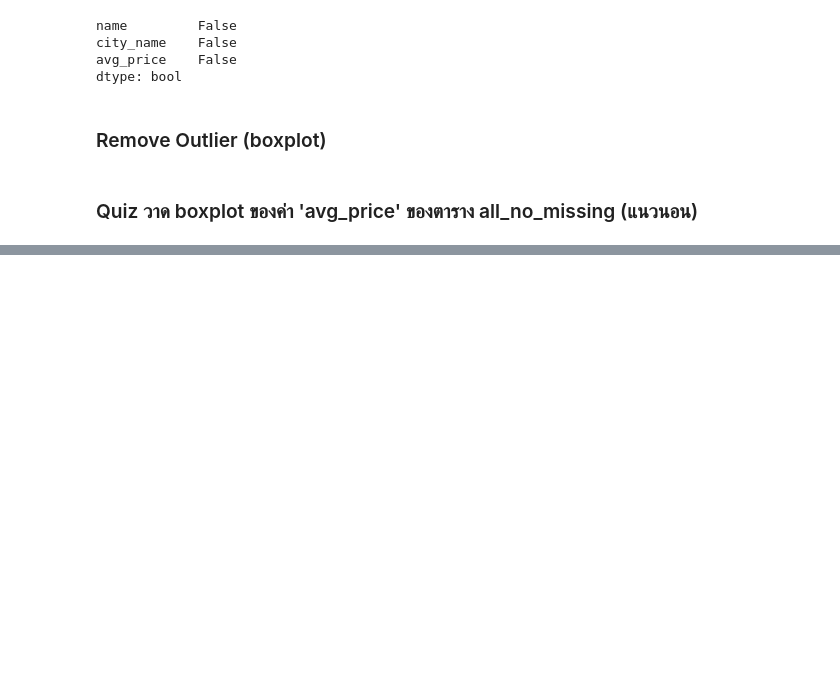
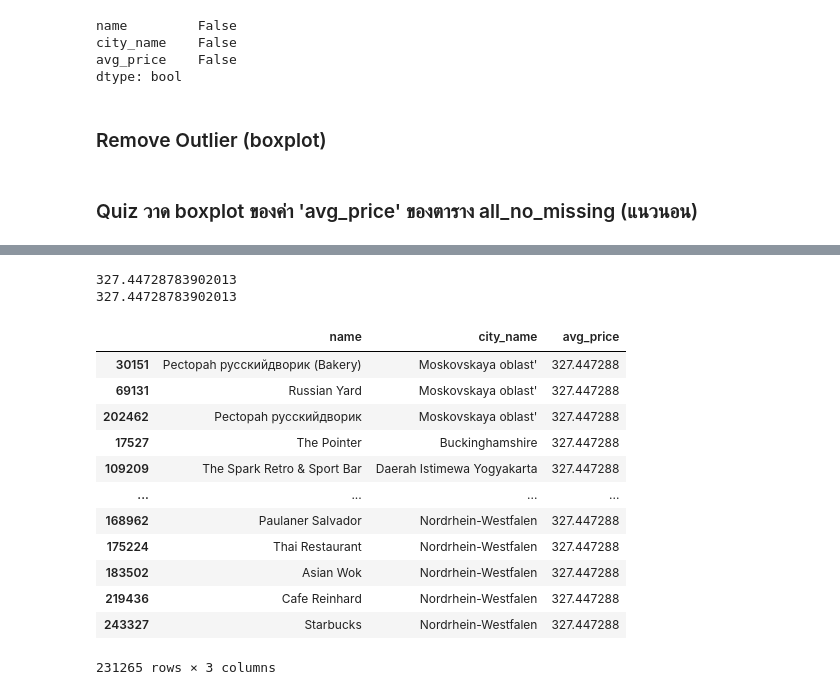
Before and after one commit to tanpharamut/KKU_data_mining, a Jupyter notebook: Pandas_101.ipynb, the cells around one changed output, grey strips where cells are left out. Drawn from its saved outputs; the diff is of its cells as text; code cells hidden in the pictures; blank space fills up the shorter version.

```diff
--- a/Pandas_101.ipynb
+++ b/Pandas_101.ipynb
@@ -587,5 +609,5 @@ dtype: bool
 # %%
 from matplotlib import pyplot as plt
 # %%
-plt.boxplot(all_no_missing['avg_price'],vert=False)
+ret = plt.boxplot(all_no_missing['avg_price'],vert=False)
 # %% [output]
@@ -600,0 +626,24 @@ plt.boxplot(all_no_missing['avg_price'],vert=False)
+# %%
+print(ret['whiskers'][0].get_xdata()[1])
+print(ret['whiskers'][1].get_xdata()[1])
+# %% [output]
+327.44728783902013
+327.44728783902013
+# %%
+nooutlier_nomissing = all_no_missing[all_no_missing['avg_price']>=ret['whiskers'][0].get_xdata()[1]]
+nooutlier_nomissing = nooutlier_nomissing[nooutlier_nomissing['avg_price']>=ret['whiskers'][1].get_xdata()[1]]
+nooutlier_nomissing
+# %% [output]
+|  | name | city_name | avg_price |
+| 30151 | Pectopah русскийдворик (Bakery) | Moskovskaya oblast' | 327.447288 |
+| 69131 | Russian Yard | Moskovskaya oblast' | 327.447288 |
+| 202462 | Pectopah русскийдворик | Moskovskaya oblast' | 327.447288 |
+| 17527 | The Pointer | Buckinghamshire | 327.447288 |
+| 109209 | The Spark Retro & Sport Bar | Daerah Istimewa Yogyakarta | 327.447288 |
+| ... | ... | ... | ... |
+| 168962 | Paulaner Salvador | Nordrhein-Westfalen | 327.447288 |
+| 175224 | Thai Restaurant | Nordrhein-Westfalen | 327.447288 |
+| 183502 | Asian Wok | Nordrhein-Westfalen | 327.447288 |
+| 219436 | Cafe Reinhard | Nordrhein-Westfalen | 327.447288 |
+| 243327 | Starbucks | Nordrhein-Westfalen | 327.447288 |
+231265 rows × 3 columns
```
Also changed, not shown: parts of 18 cells of this notebook.
